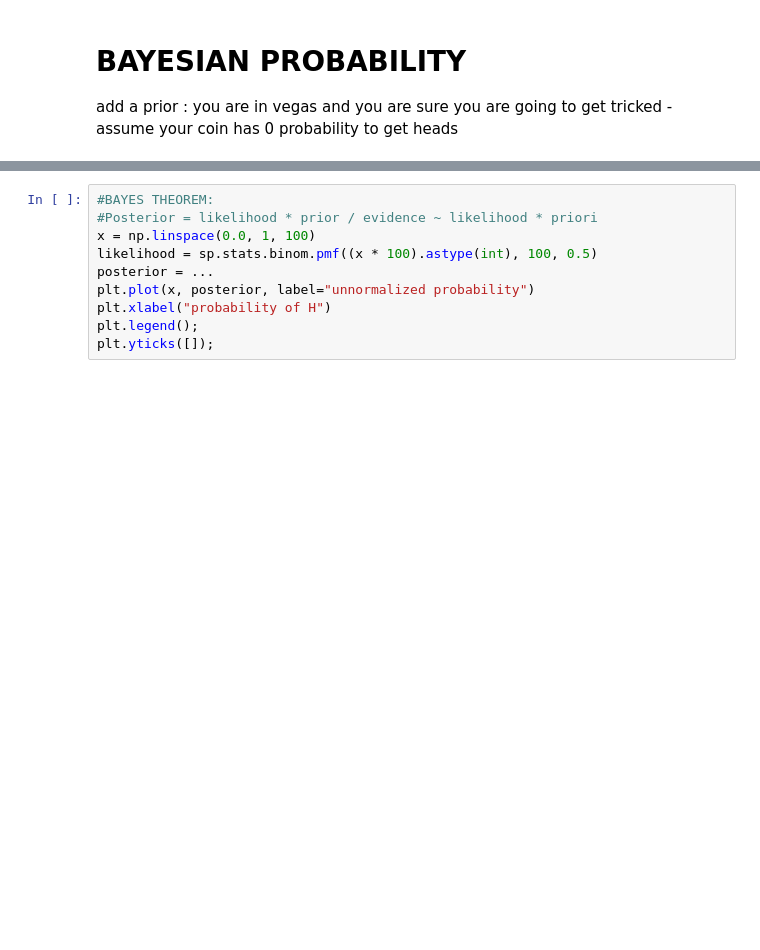
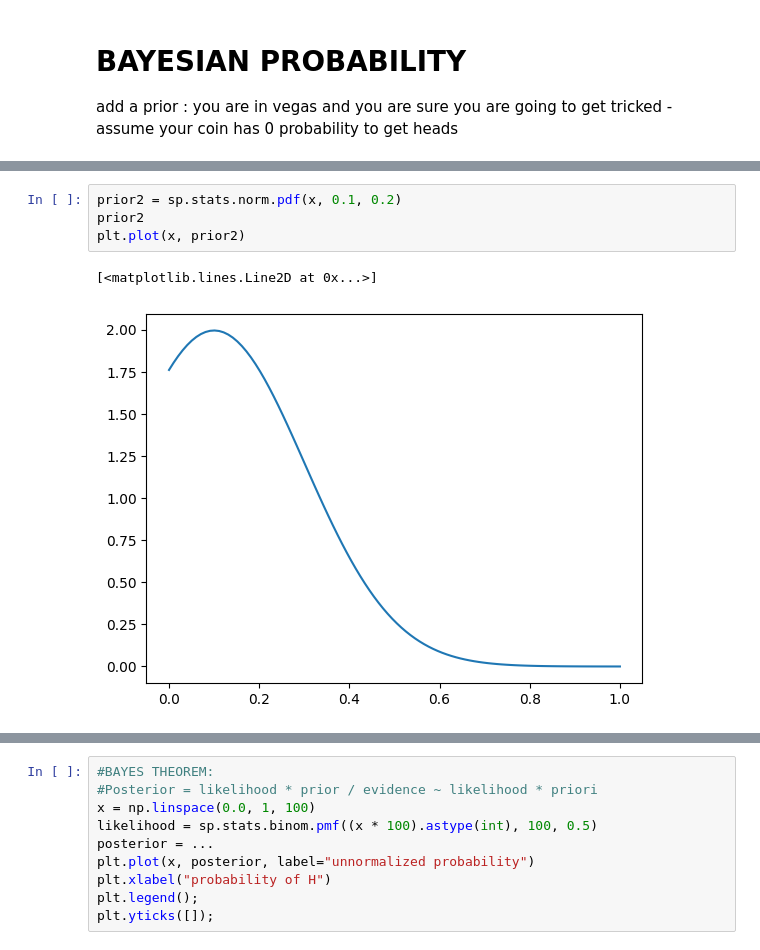
Before and after one commit to Katie-Moses/DSPS_KMoses, a Jupyter notebook: Instructions_coin_tosses.ipynb, the cells around one changed output, grey strips where cells are left out. Drawn from its saved outputs; the diff is of its cells as text; blank space fills up the shorter version.

```diff
--- a/Instructions_coin_tosses.ipynb
+++ b/Instructions_coin_tosses.ipynb
@@ -134,0 +167,7 @@ add a prior : you are in vegas and you are sure you are going to get tricked - a
+# %%
+prior2 = sp.stats.norm.pdf(x, 0.1, 0.2)
+prior2
+plt.plot(x, prior2)
+# %% [output]
+[<matplotlib.lines.Line2D at 0x...>]
+[figure, added]
```
Also changed, not shown: parts of 5 cells of this notebook.
